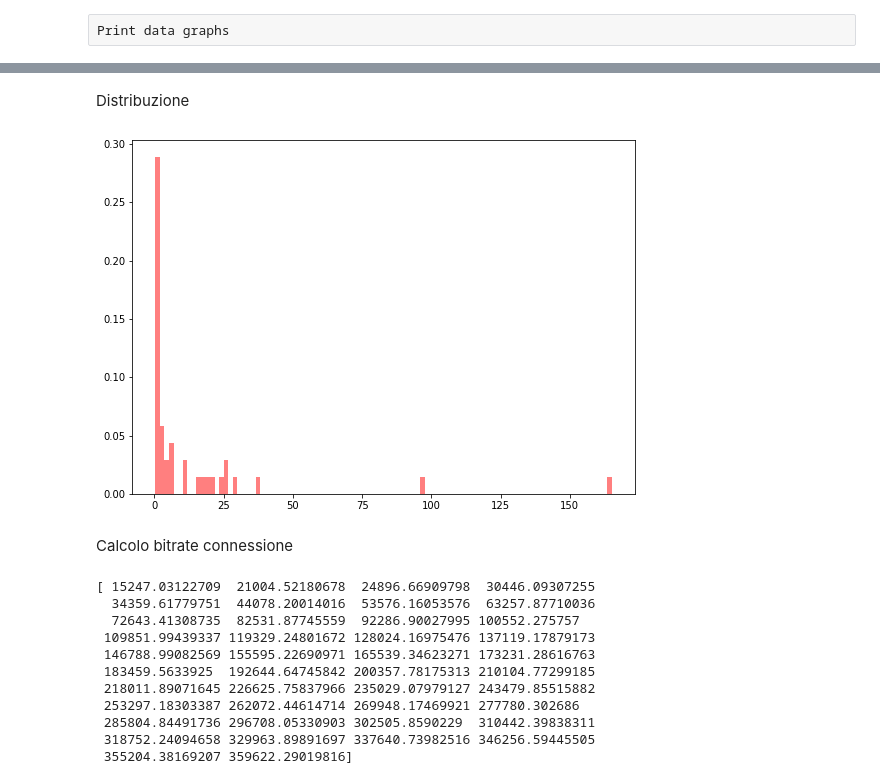
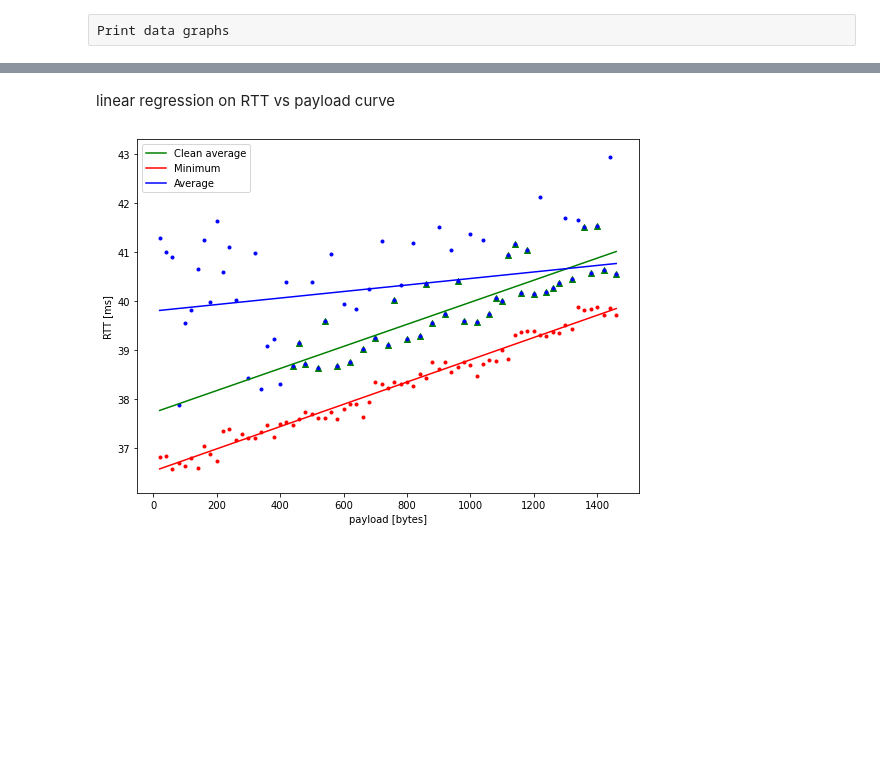
Before and after one commit to giacomocamposampiero/computer-networks-2021, a Jupyter notebook: multimedia_hw2/code/analysis.ipynb, the cells around one changed output, grey strips where cells are left out. Drawn from its saved outputs; the diff is of its cells as text; code cells hidden in the pictures; blank space fills up the shorter version.

```diff
--- a/multimedia_hw2/code/analysis.ipynb
+++ b/multimedia_hw2/code/analysis.ipynb
@@ -84,28 +64,32 @@ plt.show()
-# %% [markdown]
-Distribuzione
-# %%
-kwargs = dict(alpha=0.5, bins=100, density=True, stacked=True)
-plt.hist(std, **kwargs, color='r', label='Good')
-fig = plt.gcf()
-fig.set_size_inches(9, 6.5)
-fig.savefig('../img/std.png')
-plt.show()
-# %% [output]
-[figure, removed]
-# %% [markdown]
-Calcolo bitrate connessione
-# %%
-bitrate = ((np.array(values) + 28) * 8) / (np.array(min) * 0.001)
-print(bitrate)
-# %% [output]
-[ 15247.03122709  21004.52180678  24896.66909798  30446.09307255
-  34359.61779751  44078.20014016  53576.16053576  63257.87710036
-  72643.41308735  82531.87745559  92286.90027995 100552.275757
- 109851.99439337 119329.24801672 128024.16975476 137119.17879173
- 146788.99082569 155595.22690971 165539.34623271 173231.28616763
- 183459.5633925  192644.64745842 200357.78175313 210104.77299185
- 218011.89071645 226625.75837966 235029.07979127 243479.85515882
- 253297.18303387 262072.44614714 269948.17469921 277780.302686
- 285804.84491736 296708.05330903 302505.8590229  310442.39838311
- 318752.24094658 329963.89891697 337640.73982516 346256.59445505
- 355204.38169207 359622.29019816]
+# %% [markdown]
+linear regression on RTT vs payload curve
+# %%
+aavg = np.array(avg[20:])
+aval = np.array(values[20:])
+clean_avg = aavg[np.array(std[20:])<10]
+clean_val = aval[np.array(std[20:])<10]
+
+minfit = np.array(np.polyfit(values,min,1))
+avgfit = np.array(np.polyfit(values,avg,1))
+cfit = np.array(np.polyfit(clean_val,clean_avg,1))
+
+plt.plot(values, cfit[0]*np.array(values)+cfit[1], color='green', label="Clean average")
+plt.scatter(clean_val, clean_avg, color='green', marker="^")
+
+plt.plot(values, minfit[0]*np.array(values)+minfit[1], color='red', label="Minimum")
+plt.scatter(values, min, color='red', marker=".")
+
+plt.plot(values, avgfit[0]*np.array(values)+avgfit[1], color='blue', label="Average")
+plt.scatter(values, avg, color='blue', marker=".")
+
+plt.legend(loc="best")
+plt.xlabel("payload [bytes]")
+plt.ylabel("RTT [ms]")
+plt.ylim(top=43.3)
+
+fig = plt.gcf()
+fig.set_size_inches(9, 6.5)
+fig.savefig('../img/clean.png')
+plt.show()
+# %% [output]
+[figure, added]
```
Also changed, not shown: parts of 10 cells of this notebook, 14 other files.
